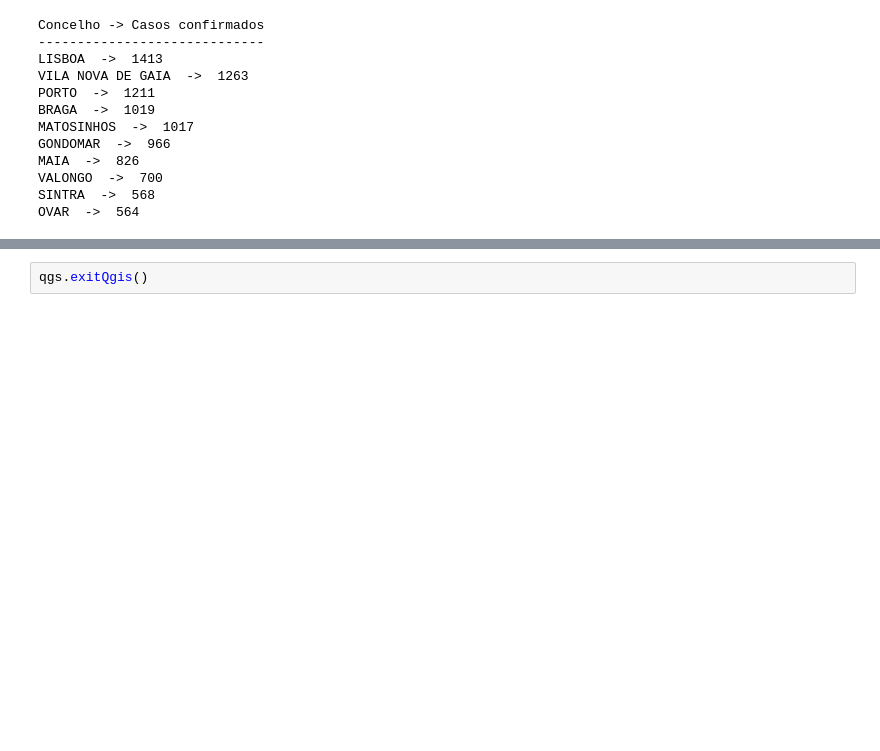
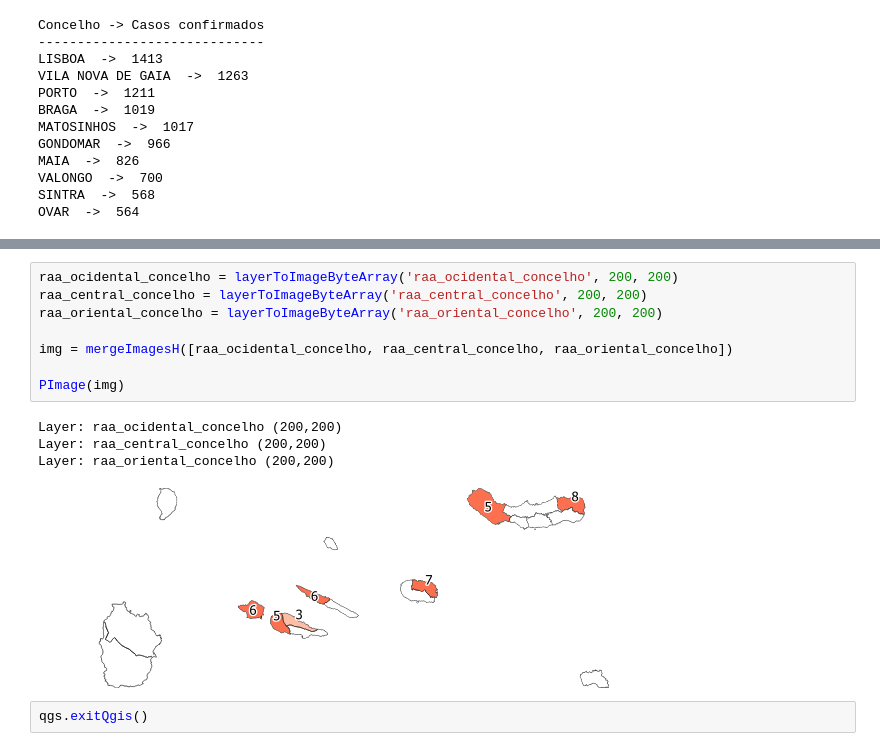
Before and after one commit to carlosc20/TA-Cartografia, a Jupyter notebook: qgis.ipynb, the cells around one changed output, grey strips where cells are left out. Saved outputs shown, nothing was run; the diff lists cells and outputs as text; blank space fills up the shorter version.

```diff
--- a/qgis.ipynb
+++ b/qgis.ipynb
@@ -323,2 +327,15 @@ Layer: raa_oriental_concelho (200,283)
+# %%
+raa_ocidental_concelho = layerToImageByteArray('raa_ocidental_concelho', 200, 200)
+raa_central_concelho = layerToImageByteArray('raa_central_concelho', 200, 200)
+raa_oriental_concelho = layerToImageByteArray('raa_oriental_concelho', 200, 200)
+
+img = mergeImagesH([raa_ocidental_concelho, raa_central_concelho, raa_oriental_concelho])
+
+PImage(img)
+# %% [output]
+Layer: raa_ocidental_concelho (200,200)
+Layer: raa_central_concelho (200,200)
+Layer: raa_oriental_concelho (200,200)
+[figure, added]
 # %%
 qgs.exitQgis()
```
Also changed, not shown: parts of 18 cells of this notebook.
